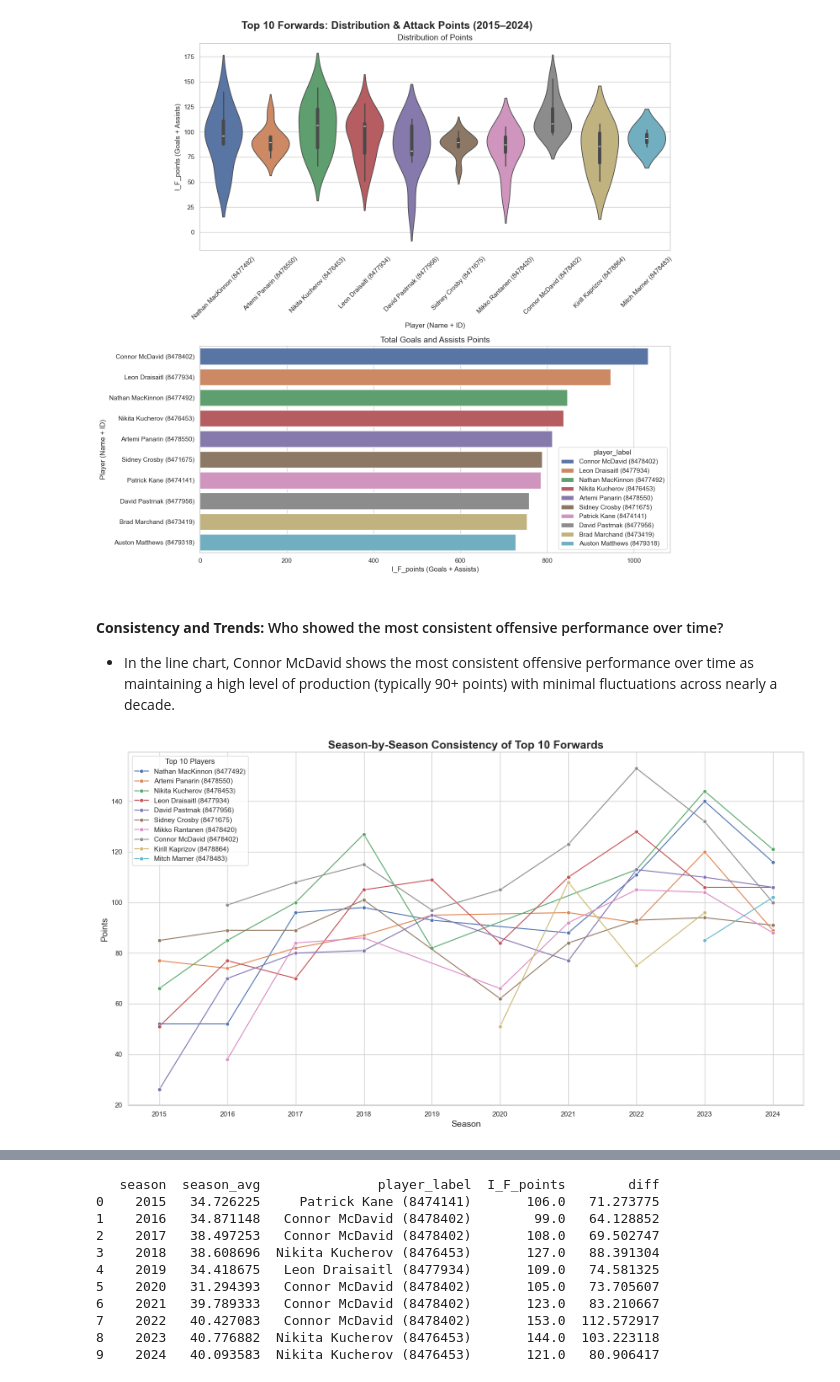
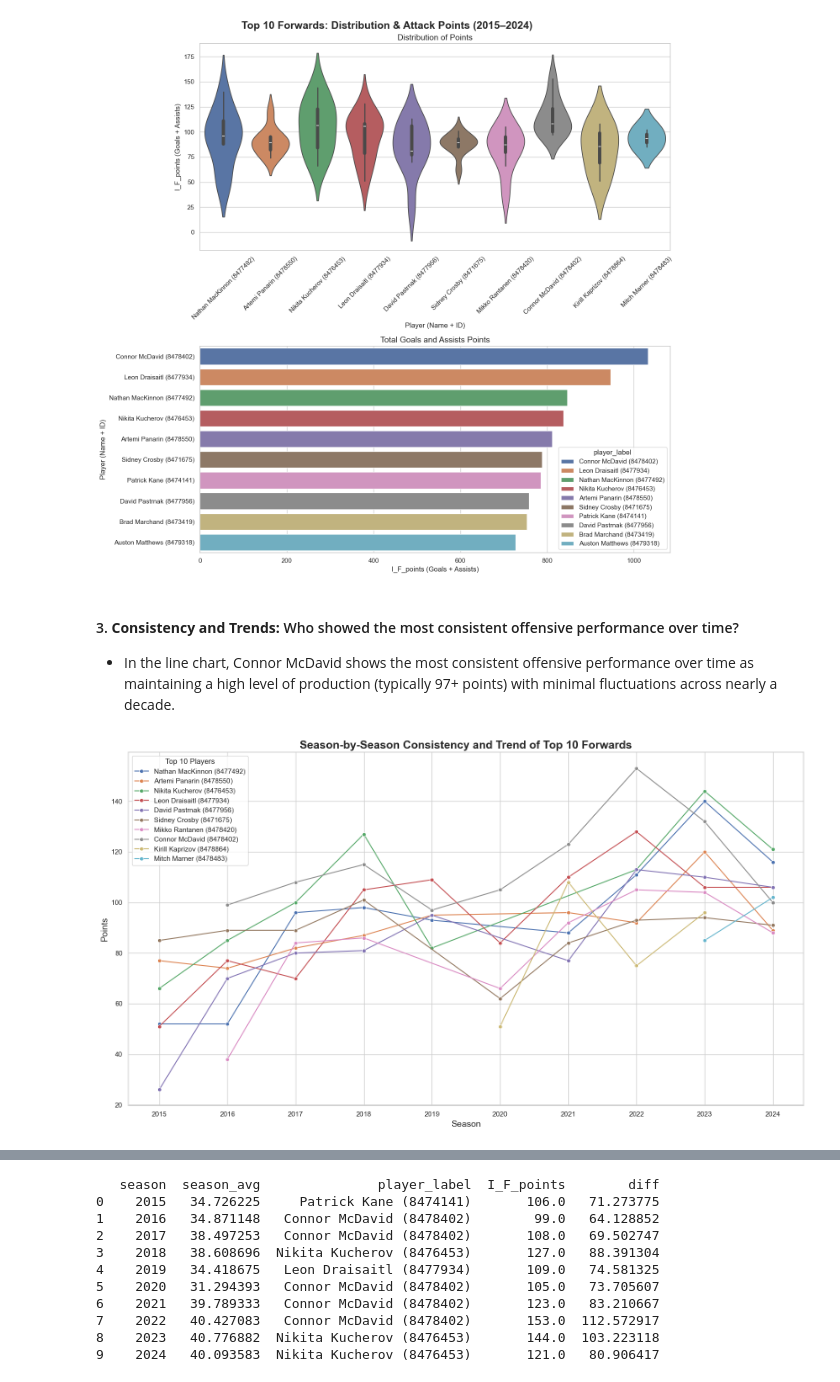
Before and after one commit to sionkimadd/data_m4, a Jupyter notebook: assignment4_Sion_Kim.ipynb, the cells around one changed output, grey strips where cells are left out. Saved outputs shown, nothing was run; the diff lists cells and outputs as text; code cells hidden in the pictures.

```diff
--- a/assignment4_Sion_Kim.ipynb
+++ b/assignment4_Sion_Kim.ipynb
@@ -261,21 +257,21 @@ plt.show()
 # %% [output]
 [figure]
 # %% [markdown]
-#### **Consistency and Trends:** Who showed the most consistent offensive performance over time?
+#### 3. **Consistency and Trends:** Who showed the most consistent offensive performance over time?
 
-- In the line chart, Connor McDavid shows the most consistent offensive performance over time as maintaining a high level of production (typically 90+ points) with minimal fluctuations across nearly a decade.
+- In the line chart, Connor McDavid shows the most consistent offensive performance over time as maintaining a high level of production (typically 97+ points) with minimal fluctuations across nearly a decade.
 # %%
 df_top10_seasons = df_forwards_attacks[df_forwards_attacks['player_label'].isin(top10_labels)]
 
 plt.figure(figsize=(16, 9))
 sns.lineplot(data=df_top10_seasons, x='season', y='I_F_points', hue='player_label', marker='o')
 
-plt.title('Season-by-Season Consistency of Top 10 Forwards', fontsize=18, fontweight='bold')
+plt.title('Season-by-Season Consistency and Trend of Top 10 Forwards', fontsize=18, fontweight='bold')
 plt.xlabel('Season', fontsize=14)
 plt.ylabel('Points', fontsize=14)
 plt.xticks(df_forwards_attacks['season'].unique())
 plt.legend(title='Top 10 Players')
 plt.tight_layout()
 plt.show()
 # %% [output]
-[figure, old version]
+[figure, new version]
```
Also changed, not shown: parts of 9 cells of this notebook.
